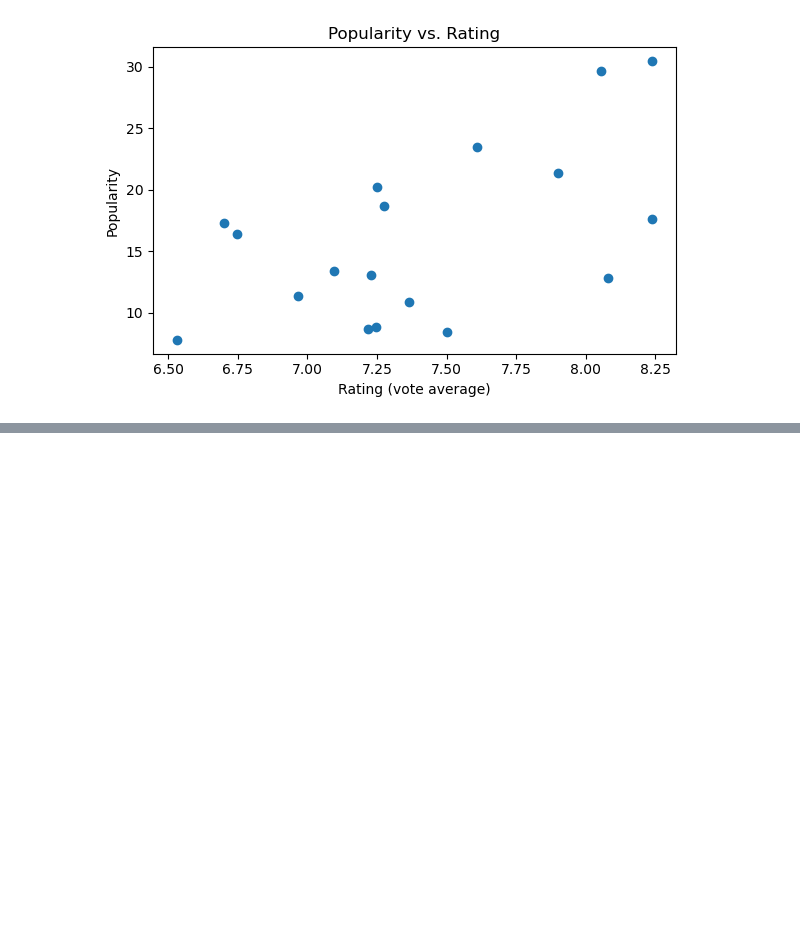
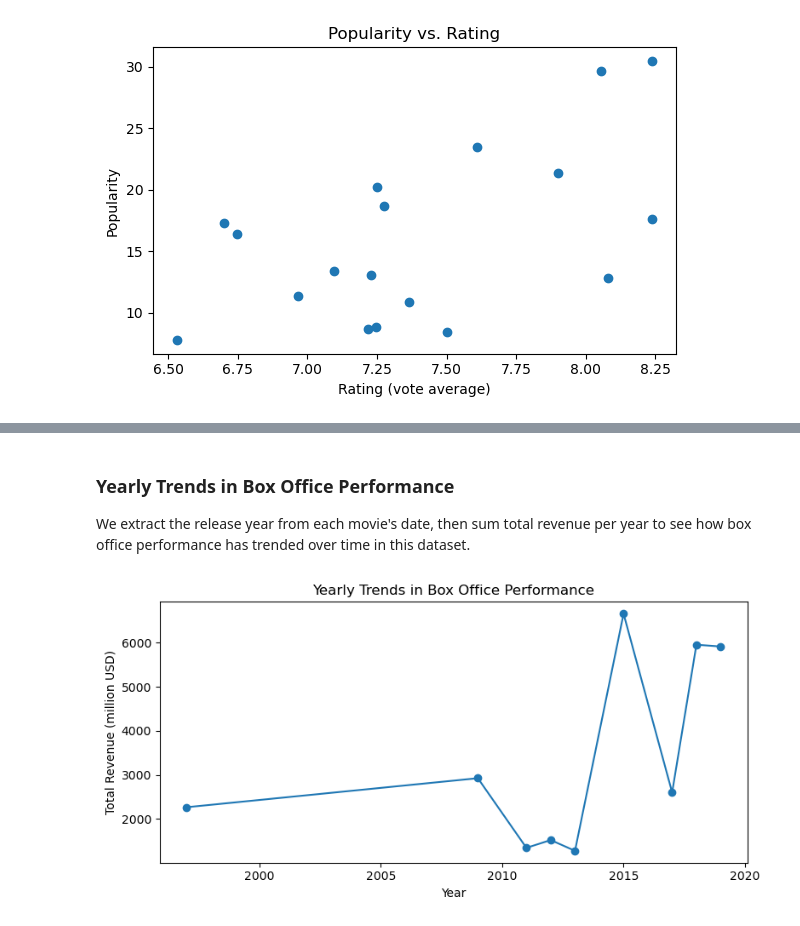
Before and after one commit to NadiaHirwa/tmdb-movies-analysis, a Jupyter notebook: analysis.ipynb, the cells around one changed output, grey strips where cells are left out. Saved outputs shown, nothing was run; the diff lists cells and outputs as text; code cells hidden in the pictures; blank space fills up the shorter version.

Commit message:
add yearly box office trend line chart, fix datetime parsing on CSV load

```diff
--- a/analysis.ipynb
+++ b/analysis.ipynb
@@ -6,7 +6,7 @@
 import pandas as pd
 import matplotlib.pyplot as plt
 # %%
-df = pd.read_csv("data/processed/movies_clean.csv")
+df = pd.read_csv("data/processed/movies_clean.csv", parse_dates=["release_date"])
 print(df.shape)
 df.head()
 # %% [output]
@@ -408,0 +411,18 @@ plt.show()
+# %% [markdown]
+### Yearly Trends in Box Office Performance
+
+We extract the release year from each movie's date, then sum total revenue per year to see how box office performance has trended over time in this dataset.
+# %%
+df["year"] = df["release_date"].dt.year
+yearly_revenue = df.groupby("year")["revenue_musd"].sum()
+
+plt.figure(figsize=(8, 4))
+plt.plot(yearly_revenue.index, yearly_revenue.values, marker="o", color="#1f77b4")
+plt.xlabel("Year")
+plt.ylabel("Total Revenue (million USD)")
+plt.title("Yearly Trends in Box Office Performance")
+plt.grid(False)
+plt.tight_layout()
+plt.show()
+# %% [output]
+[figure, added]
```
Also changed, not shown: parts of 1 cell of this notebook.
